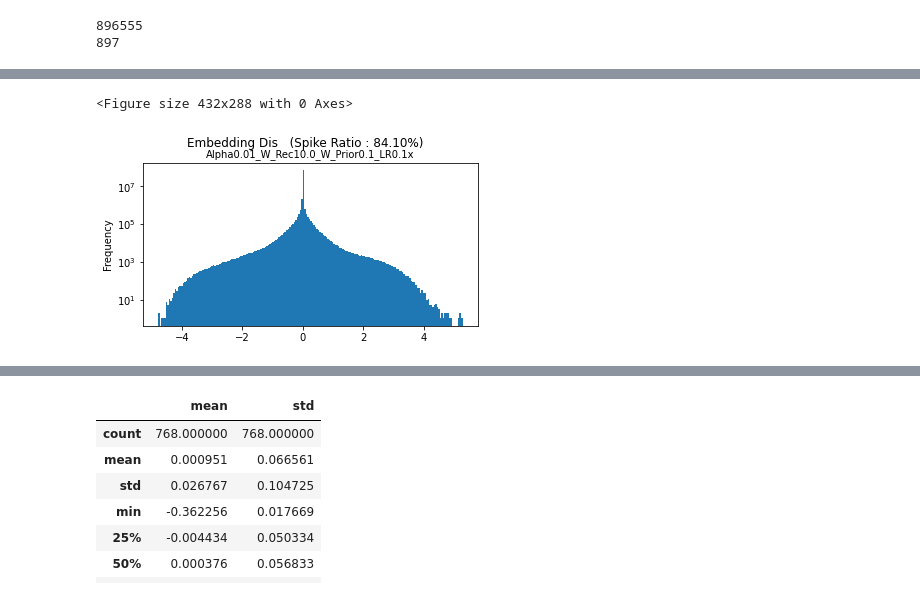
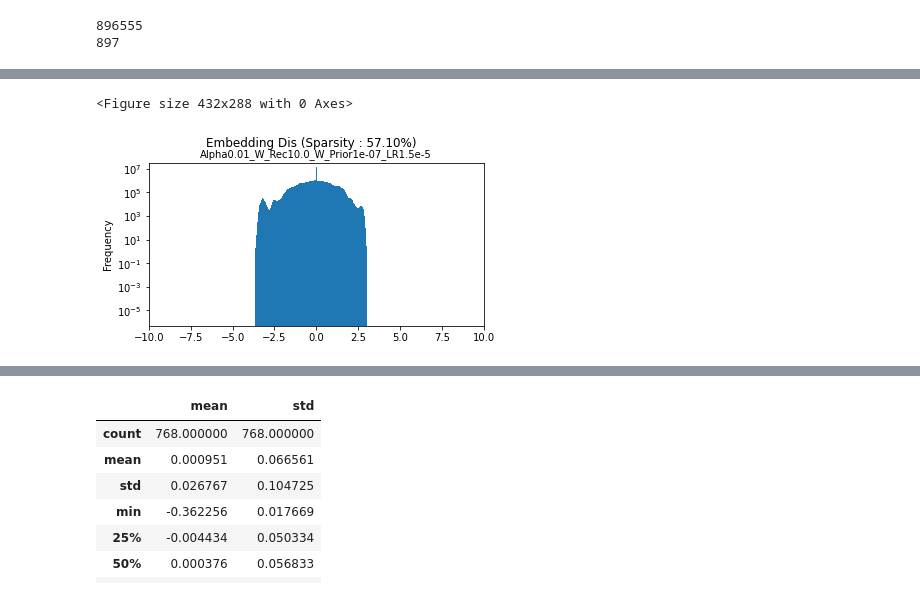
Before and after one commit to YunghuiHsu/ebird_project, a Jupyter notebook: mae/embed_explore.ipynb, the cells around one changed output, grey strips where cells are left out. Saved outputs shown, nothing was run; the diff lists cells and outputs as text; code cells hidden in the pictures.

```diff
--- a/mae/embed_explore.ipynb
+++ b/mae/embed_explore.ipynb
@@ -333,17 +371,3 @@ print(len(data_loader))
 # %% [output]
 896555
 897
-# %%
-encoder_version='eBirdFT_VSC' # 'iNatFT', 'eBirdFT' or 'eBirdPT',
-norm_pixel = 'off'
-ck = path_model/'VSC_A001_WR10_WP01_W40_LR01_checkpoint-241.pth'   #　Ebird pretrained MAE_VSC
-
-v_embedding = f'NP{norm_pixel}(Pretrain)_{encoder_version}{token}(Encoder)_{data_src}(Data)'
-print(f'Embedding version : {v_embedding}')
-
-arch = 'mae_vit_base_patch16'
-model = getattr(models_mae_vsc, arch)()
-checkpoint = torch.load(ck, map_location='cpu')
-msg = model.load_state_dict(checkpoint['model'], strict=False)
-print(msg)
-# model
@@ -385,0 +419,14 @@ def get_ratio_zero(x:np.ndarray, p=1e-7)->float:
+# %%
+def get_ratio_zero(x:np.ndarray, p=1e-7)->float:
+    return ((x < p).sum() / x.reshape(-1).shape[0])
+
+def plot_Embedding_Dis(embedding_ ,suptitle:str=None, title:str=None, save_path:str=None,
+                       bins=200, logy=True, figsize=(6,3), legend=False,
+                      xlim=(-10, 10), ylim=(5e-7)):
+    plt.figure()
+    pd.DataFrame(embedding_.reshape(-1)).plot.hist(
+        bins=bins, logy=logy, xlim=xlim, ylim=ylim,
+        title=title, figsize=figsize, legend=legend);
+    plt.suptitle(suptitle, y=1.0, fontsize=12)
+    plt.title(title , fontsize=10)
+    plt.savefig(save_path);
@@ -386,13 +480,10 @@ def get_ratio_zero(x:np.ndarray, p=1e-7)->float:
 # %%
-alpha=0.01; w_rec=10.; w_prior = 1e-1; lr = '0.1x'
-spike_ratio = get_ratio_zero(cls_token.cpu().numpy())
-suptitle = f'Embedding Dis   (Spike Ratio : {spike_ratio*100:.2f}%)'
-title  = f'Alpha{alpha}_W_Rec{w_rec}_W_Prior{w_prior}_LR{lr}'
-plt.figure()
-pd.DataFrame(cls_token.cpu().reshape(-1)).plot.hist(bins=200, logy=True, title=title, figsize=(6,3), legend=False );
-plt.suptitle(suptitle, y=1.0, fontsize=12)
-plt.title(title , fontsize=10)
-plt.savefig(f'imgs_jupyter/{suptitle}_{title}.jpg', )
+alpha=0.01; w_rec=10.; w_prior = 1e-7; lr = '1.5e-5'
+sparsity_ratio = get_ratio_zero(cls_token.cpu().numpy())
+suptitle = f'Embedding Dis (Sparsity : {sparsity_ratio*100:.2f}%)'
+title  = f'Alpha{alpha}_W_Rec{w_rec}_W_Prior{w_prior}_LR{str(lr)}'
+save_path = f'imgs_jupyter/{suptitle}_{title}.jpg'
+plot_Embedding_Dis(cls_token.cpu() ,suptitle=suptitle, title=title, save_path=save_path)
 # %% [output]
 <Figure size 432x288 with 0 Axes>
-[figure, old version]
+[figure, new version]
```
Also changed, not shown: parts of 31 cells of this notebook, 1 other file.
